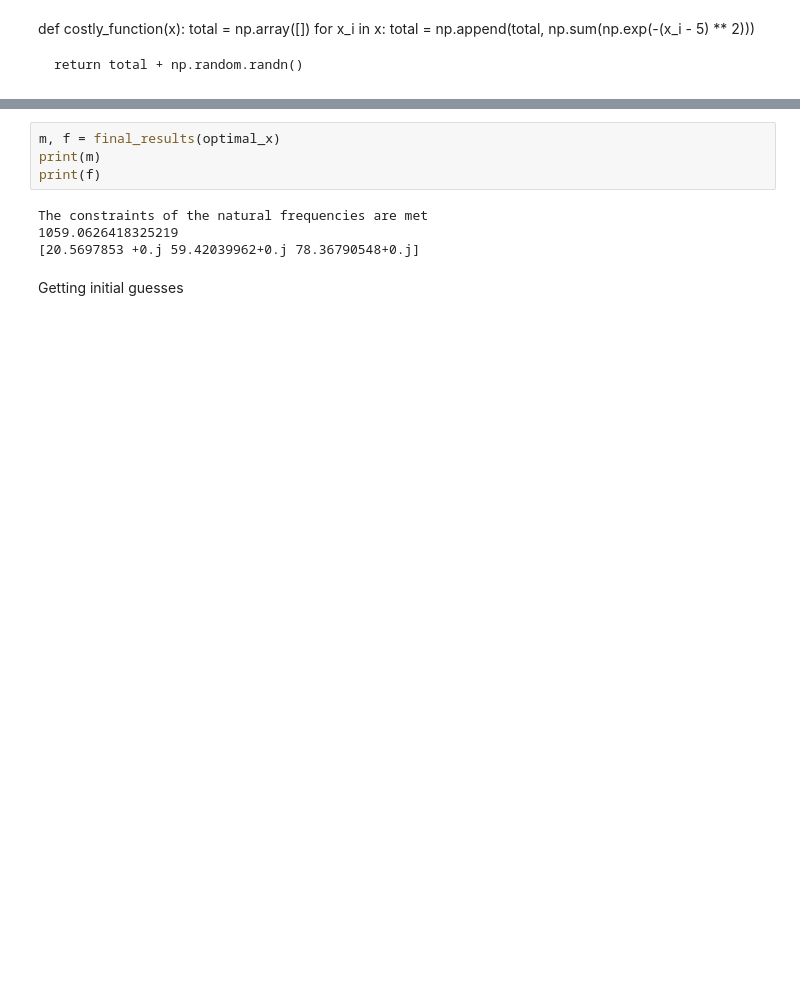
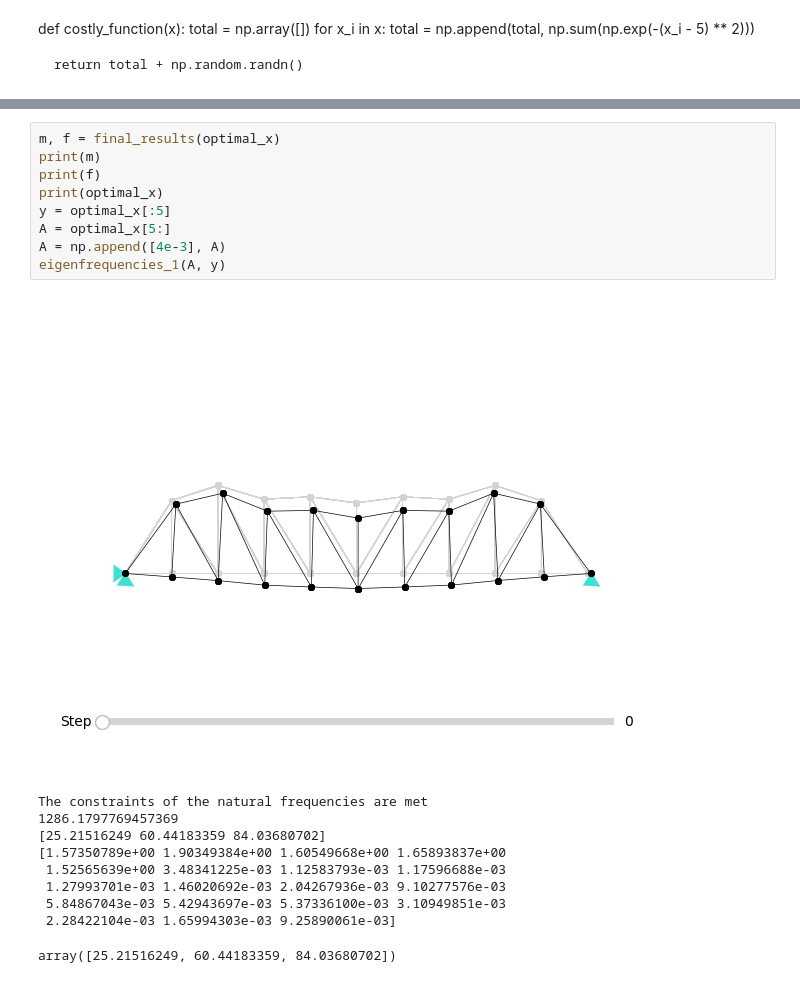
Before and after one commit to Paolo188/TRUSS1, a Jupyter notebook: truss_bridge/main.ipynb, the cells around one changed output, grey strips where cells are left out. Saved outputs shown, nothing was run; the diff lists cells and outputs as text; blank space fills up the shorter version.

```diff
--- a/truss_bridge/main.ipynb
+++ b/truss_bridge/main.ipynb
@@ -313,13 +324,23 @@ The total loss is:9482463.262577904
 # %%
 m, f = final_results(optimal_x)
 print(m)
 print(f)
+print(optimal_x)
+y = optimal_x[:5]
+A = optimal_x[5:]
+A = np.append([4e-3], A)
+eigenfrequencies_1(A, y)
 # %% [output]
+[figure, added]
 The constraints of the natural frequencies are met
-1059.0626418325219
-[20.5697853 +0.j 59.42039962+0.j 78.36790548+0.j]
+1286.1797769457369
+[25.21516249 60.44183359 84.03680702]
+[1.57350789e+00 1.90349384e+00 1.60549668e+00 1.65893837e+00
+ 1.52565639e+00 3.48341225e-03 1.12583793e-03 1.17596688e-03
+ 1.27993701e-03 1.46020692e-03 2.04267936e-03 9.10277576e-03
+ 5.84867043e-03 5.42943697e-03 5.37336100e-03 3.10949851e-03
+ 2.28422104e-03 1.65994303e-03 9.25890061e-03]
+array([25.21516249, 60.44183359, 84.03680702])
-# %% [markdown]
-Getting initial guesses
 # %%
 pd.DataFrame(bopt.distances_).plot()
 # %% [output]
```
Also changed, not shown: parts of 8 cells of this notebook.
